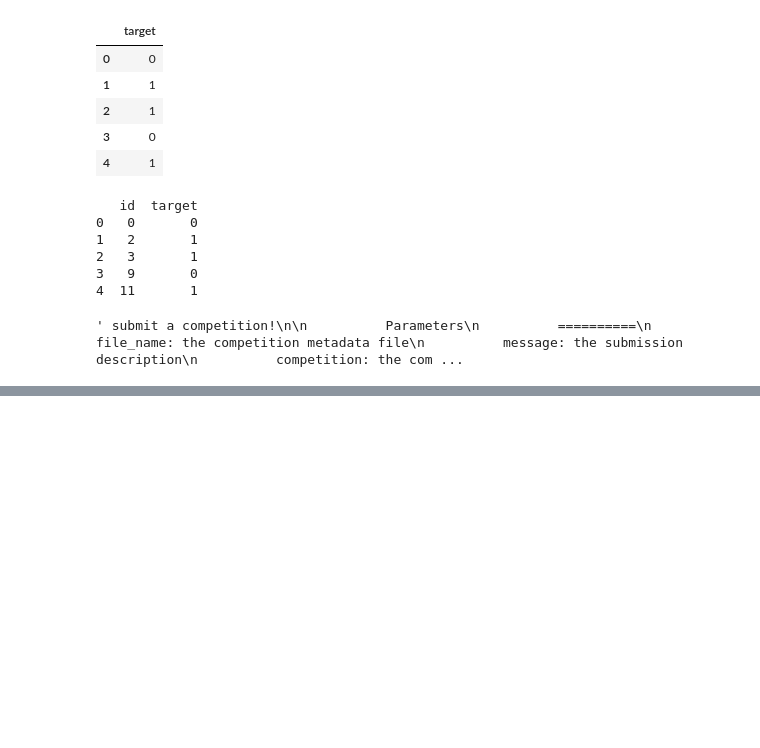
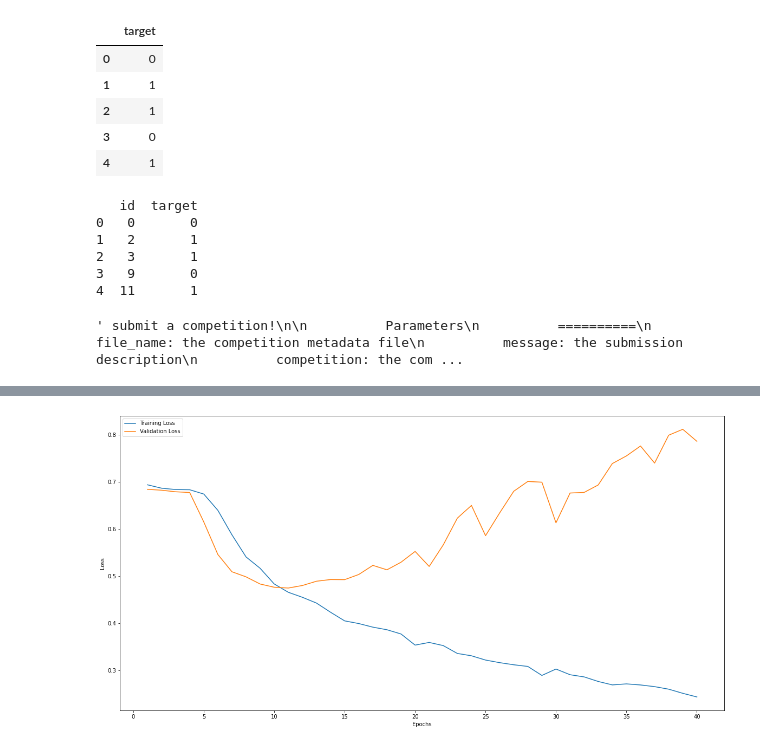
Before and after one commit to cloud-erik/5511, a Jupyter notebook: Disaster_Tweets.ipynb, the cells around one changed output, grey strips where cells are left out. Cells and saved outputs as stored; diff of their text form; code cells hidden in the pictures; blank space fills up the shorter version.

```diff
--- a/Disaster_Tweets.ipynb
+++ b/Disaster_Tweets.ipynb
@@ -1057,0 +1190,12 @@ The Random Forrest Classifier outperfomed that with an score of 0.77597.
+# %%
+# continue trainging
+additional_epochs = 10
+
+model.fit(
+    x = X_train_vec,
+    y = y_train,
+    epochs=epochs+additional_epochs,
+    initial_epoch=epochs,
+    batch_size=128,
+    validation_data=(X_test_vec, y_test)
+    )
@@ -1057,0 +1224,17 @@ The Random Forrest Classifier outperfomed that with an score of 0.77597.
+# %%
+training_loss.extend(list(model.history.history['loss']))
+val_loss.extend(list(model.history.history['val_loss']))
+training_acc.extend(list(model.history.history['accuracy']))
+val_acc.extend(list(model.history.history['val_accuracy']))
+epochs = len(training_loss)
+# %%
+plt.plot(list(range(1,epochs+1,1)), training_loss, label='Training Loss')
+plt.plot(list(range(1,epochs+1,1)), val_loss, label='Validation Loss')
+
+plt.xlabel('Epochs')
+plt.ylabel('Loss')
+plt.legend()
+
+plt.show()
+# %% [output]
+[figure, added]
```
Also changed, not shown: parts of 27 cells of this notebook.
